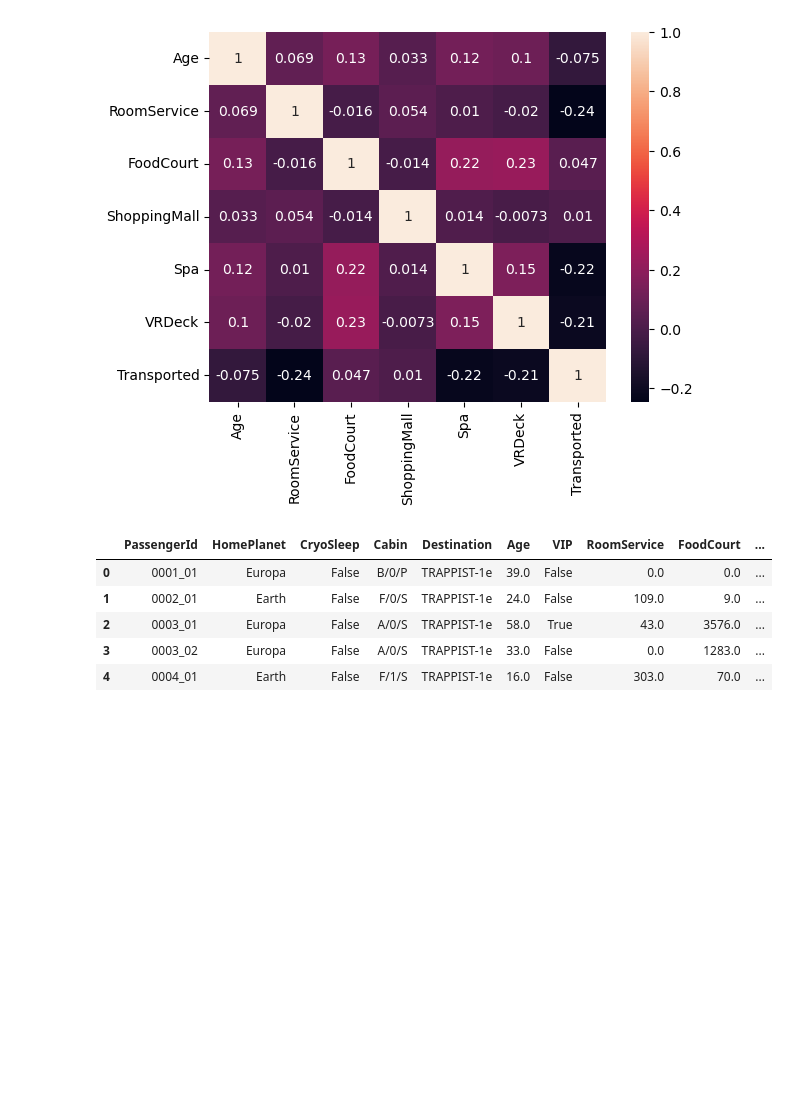
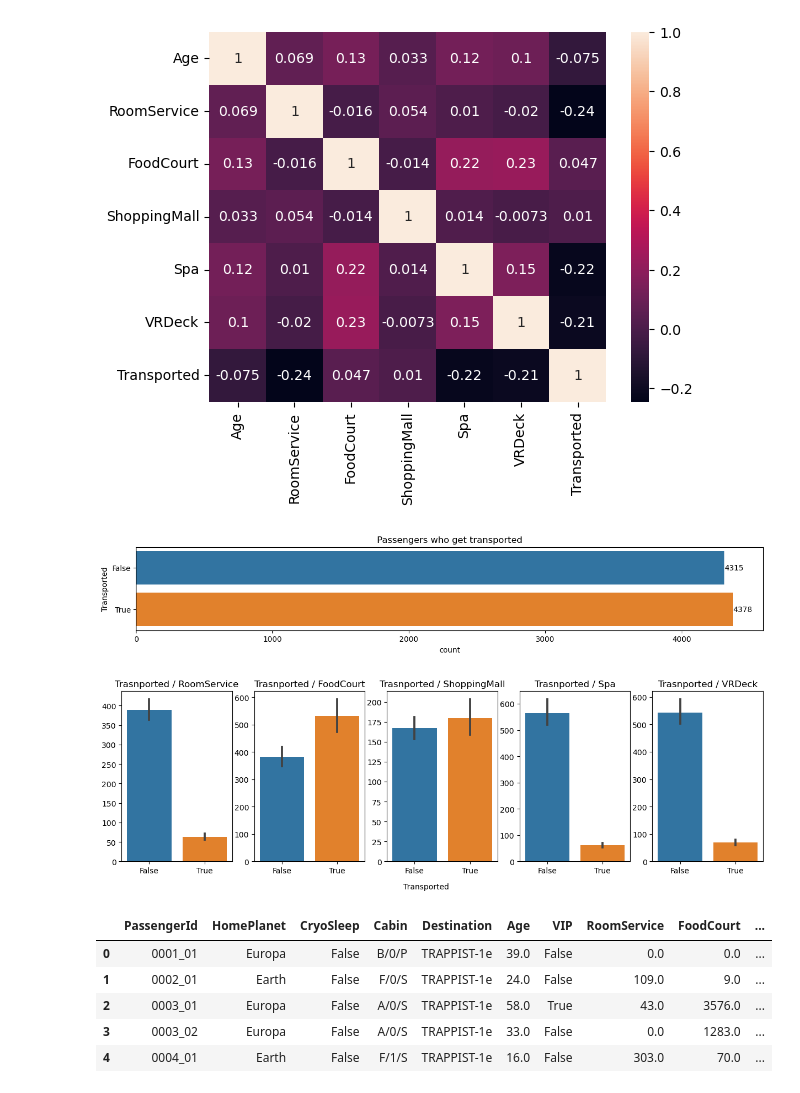
Before and after one commit to Manuelsierra95/data-science, a Jupyter notebook: Spaceship-Titanic/Spaceship Titanic.ipynb, the cells around one changed output. Drawn from its saved outputs; the diff is of its cells as text; code cells hidden in the pictures; blank space fills up the shorter version.

```diff
--- a/Spaceship-Titanic/Spaceship Titanic.ipynb
+++ b/Spaceship-Titanic/Spaceship Titanic.ipynb
@@ -114,6 +114,24 @@ sns.heatmap(corr_matrix, annot=True)
 plt.show();
 # %% [output]
 [figure]
+# %%
+fig, axes = plt.subplots(nrows=1, ncols=1, figsize=(15, 2))
+counts = train_df['Transported'].value_counts().rename_axis('Transported').reset_index(name='count')
+ax1 = sns.barplot(ax=axes, data=counts, x='count', y='Transported', orient='h')
+ax1.bar_label(container=ax1.containers[0])
+ax1.set_title('Passengers who get transported')
+
+fig, axes = plt.subplots(nrows=1, ncols=5, figsize=(15, 4))
+labels = ['RoomService', 'FoodCourt', 'ShoppingMall', 'Spa', 'VRDeck']
+for i in range(len(labels)):
+    ax = sns.barplot(ax=axes[i], data=train_df, x='Transported', y=labels[i])
+    ax.set(title=f'Trasnported / {labels[i]}', ylabel='', xlabel='')
+
+plt.text(x=-5, y=-100, s="Transported", size='medium', color='black')
+plt.show();
+# %% [output]
+[figure, added]
+[figure, added]
 # %%
 train_df.head()
 # %% [output]
```
Also changed, not shown: parts of 4 cells of this notebook, 4 other files.
